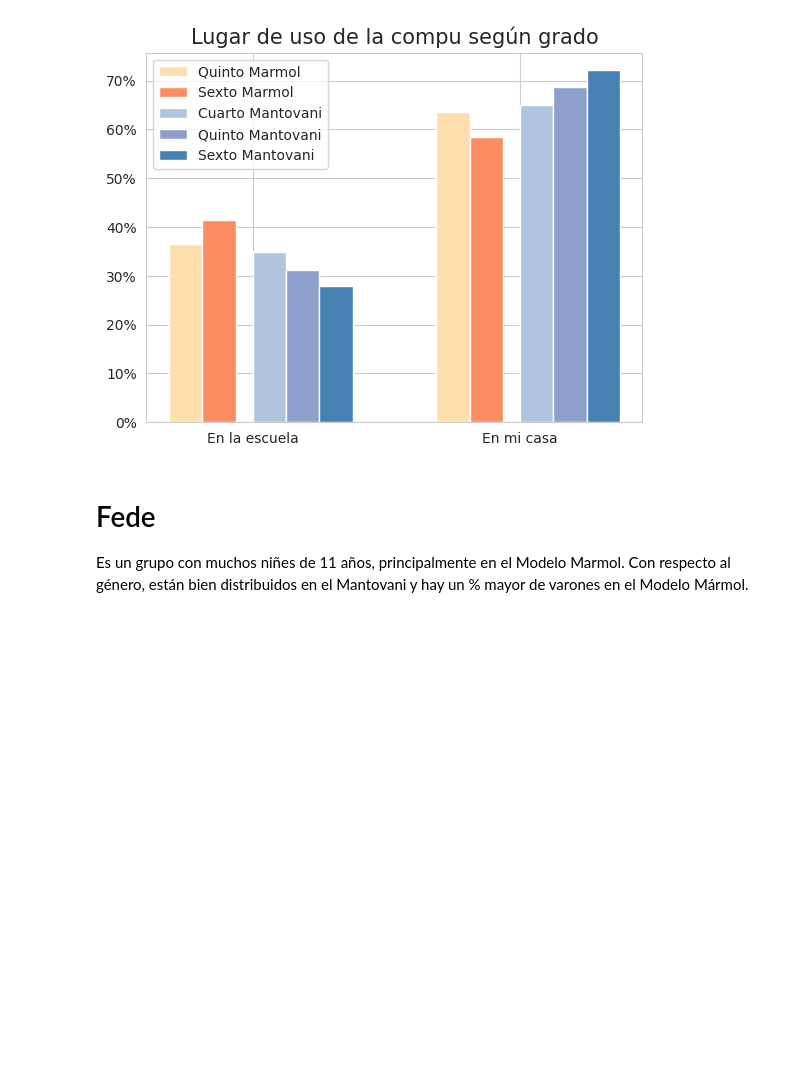
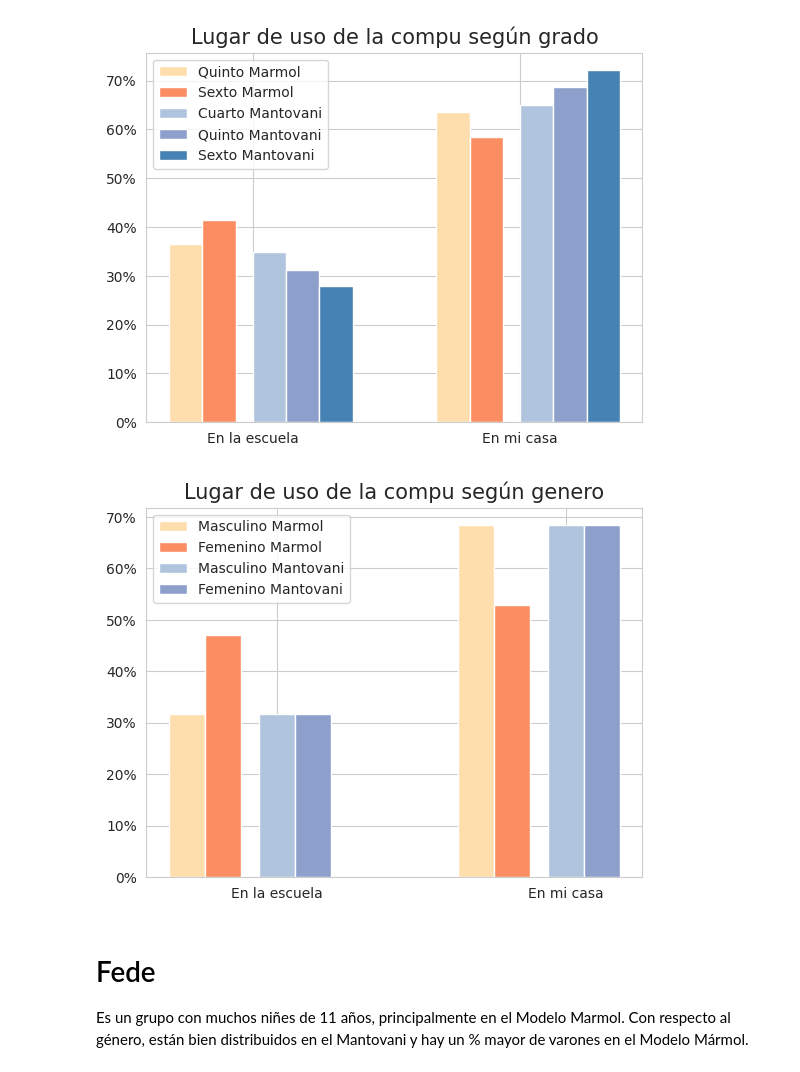
Before and after one commit to fedesassone/tesis, a Jupyter notebook: notebooks/Poblacional.ipynb, the cells around one changed output. Drawn from its saved outputs; the diff is of its cells as text; code cells hidden in the pictures; blank space fills up the shorter version.

Commit message:
Graficos nuevos de genero. Restan correcciones

```diff
--- a/notebooks/Poblacional.ipynb
+++ b/notebooks/Poblacional.ipynb
@@ -345,6 +390,53 @@ plt.legend()
 plt.savefig('7.png')
 # %% [output]
 [figure]
+# %%
+# lugar de uso de la compu segun genero
+data_total = df_fe["lugar_computadora"].value_counts(normalize=True).sort_index()
+
+data_marmol_mas = marmol[marmol['genero']=="Masculino"]["lugar_computadora"].value_counts(normalize=True).sort_index()
+data_marmol_fem = marmol[marmol['genero']=="Femenino"]["lugar_computadora"].value_counts(normalize=True).sort_index()
+
+data_mantovani_mas = mantovani[mantovani['genero']=="Masculino"]["lugar_computadora"].value_counts(normalize=True).sort_index()
+data_mantovani_fem = mantovani[mantovani['genero']=="Femenino"]["lugar_computadora"].value_counts(normalize=True).sort_index()
+# data_mantovani_otr = mantovani[mantovani['genero']=="Otro"]["lugar_computadora"].value_counts(normalize=True).sort_index()
+
+dfs = [data_mantovani_mas, data_marmol_fem, data_mantovani_mas, data_mantovani_fem]
+    #    data_mantovani_otr]
+
+for data in data_total.index:
+    for df in dfs:
+        if data not in df.index:
+            df[data] = 0.0
+        df = df.sort_index()
+
+bar_width = 0.25
+ticks = [1, 3]
+br1 = ticks
+br2 = [x + bar_width for x in br1]
+br3 = [x + bar_width for x in br2]
+
+br4 = [x + 1.5*bar_width for x in br3]
+br5 = [x + bar_width for x in br4]
+# br6 = [x + bar_width for x in br5]
+
+plt.bar(br2,dfs[0], width=bar_width, label = 'Masculino Marmol', color='navajowhite')
+plt.bar(br3,dfs[1], width=bar_width, label = 'Femenino Marmol', color='C1')
+
+plt.bar(br4,dfs[2], width=bar_width, label = 'Masculino Mantovani', color='lightsteelblue')
+plt.bar(br5,dfs[3], width=bar_width, label = 'Femenino Mantovani', color='C2')
+# plt.bar(br6,dfs[4], width=bar_width, label = 'Otro Mantovani', color='steelblue')
+
+plt.gca().yaxis.set_major_formatter(PercentFormatter(1))
+plt.title("Lugar de uso de la compu según genero", fontsize=15)
+ticks = [x + 3.5*bar_width for x in ticks]
+plt.xticks(ticks, [id for id in data_total.sort_index().index])
+plt.legend()
+plt.savefig('5.1.png')
+
+# Aclarar por que sacamos el genero otro
+# %% [output]
+[figure, added]
 # %% [markdown]
 # Fede
 Es un grupo con muchos niñes de 11 años, principalmente en el Modelo Marmol. Con respecto al género, están bien distribuidos en el Mantovani y hay un % mayor de varones en el Modelo Mármol.
```
Also changed, not shown: parts of 13 cells of this notebook, 8 other files.
